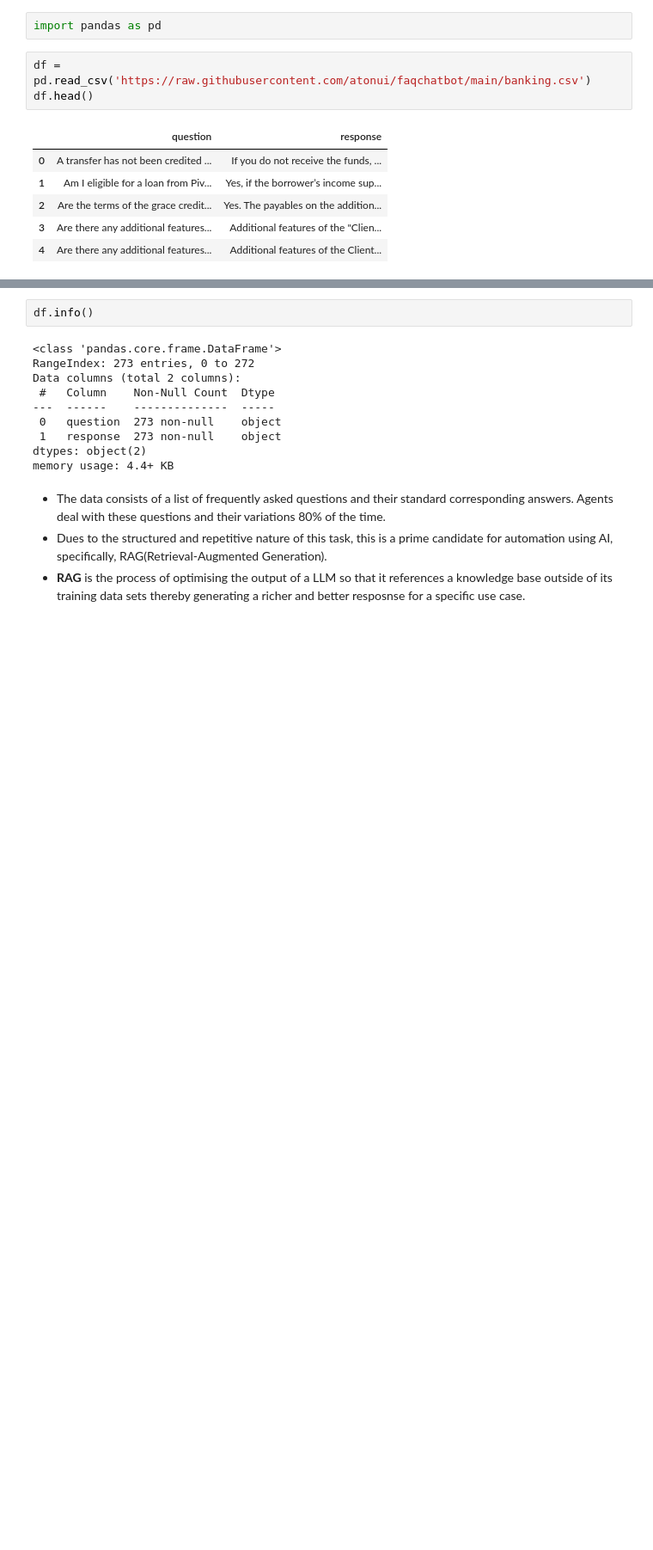
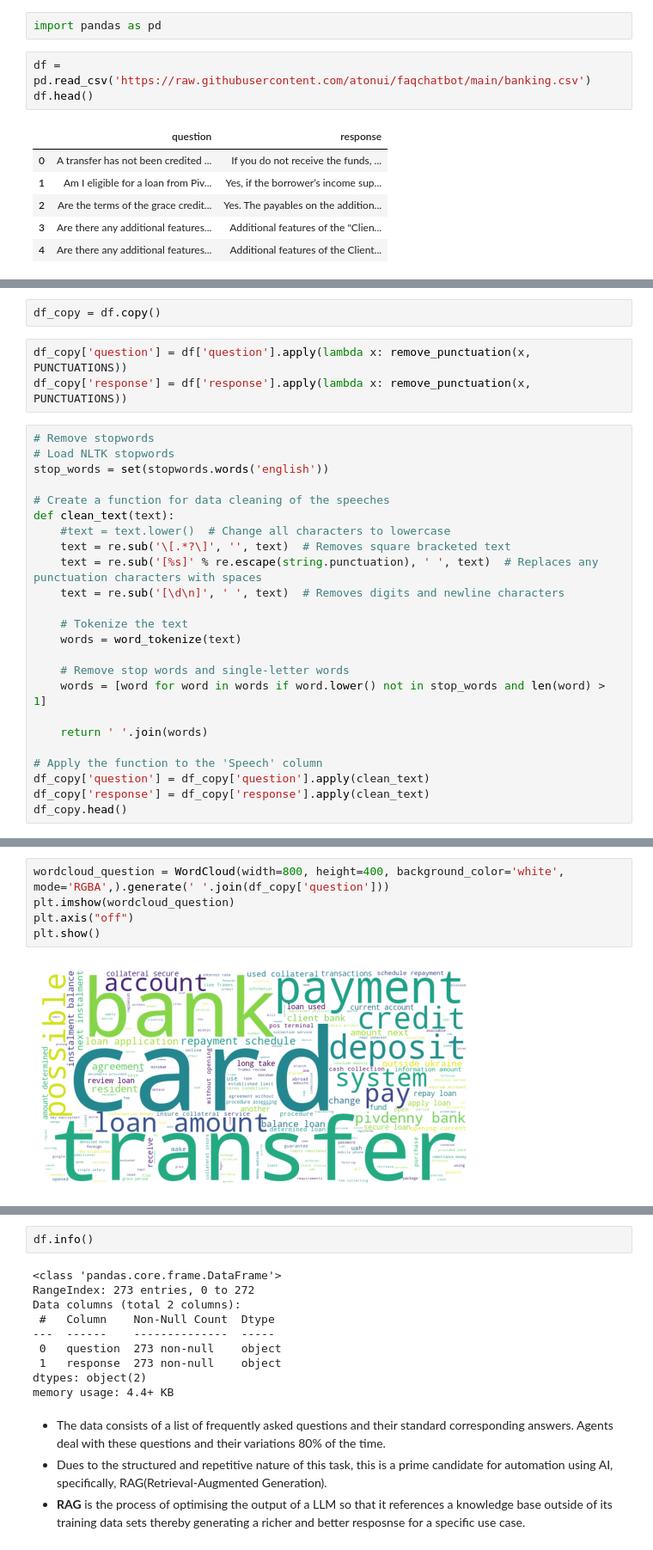
Before and after one commit to atonui/faqchatbot, a Jupyter notebook: bank_faqs.ipynb, the cells around one changed output, grey strips where cells are left out. Shown at 86% size. Cells and saved outputs as stored; diff of their text form; blank space fills up the shorter version.

```diff
--- a/bank_faqs.ipynb
+++ b/bank_faqs.ipynb
@@ -46,0 +133,29 @@ df.head()
+# %%
+df_copy = df.copy()
+# %%
+df_copy['question'] = df['question'].apply(lambda x: remove_punctuation(x, PUNCTUATIONS))
+df_copy['response'] = df['response'].apply(lambda x: remove_punctuation(x, PUNCTUATIONS))
+# %%
+# Remove stopwords
+# Load NLTK stopwords
+stop_words = set(stopwords.words('english'))
+
+# Create a function for data cleaning of the speeches
+def clean_text(text):
+    #text = text.lower()  # Change all characters to lowercase
+    text = re.sub('\[.*?\]', '', text)  # Removes square bracketed text
+    text = re.sub('[%s]' % re.escape(string.punctuation), ' ', text)  # Replaces any punctuation characters with spaces
+    text = re.sub('[\d\n]', ' ', text)  # Removes digits and newline characters
+
+    # Tokenize the text
+    words = word_tokenize(text)
+
+    # Remove stop words and single-letter words
+    words = [word for word in words if word.lower() not in stop_words and len(word) > 1]
+
+    return ' '.join(words)
+
+# Apply the function to the 'Speech' column
+df_copy['question'] = df_copy['question'].apply(clean_text)
+df_copy['response'] = df_copy['response'].apply(clean_text)
+df_copy.head()
@@ -46,0 +169,7 @@ df.head()
+# %%
+wordcloud_question = WordCloud(width=800, height=400, background_color='white', mode='RGBA',).generate(' '.join(df_copy['question']))
+plt.imshow(wordcloud_question)
+plt.axis("off")
+plt.show()
+# %% [output]
+[figure, added]
```
Also changed, not shown: parts of 7 cells of this notebook, 3 other files.
